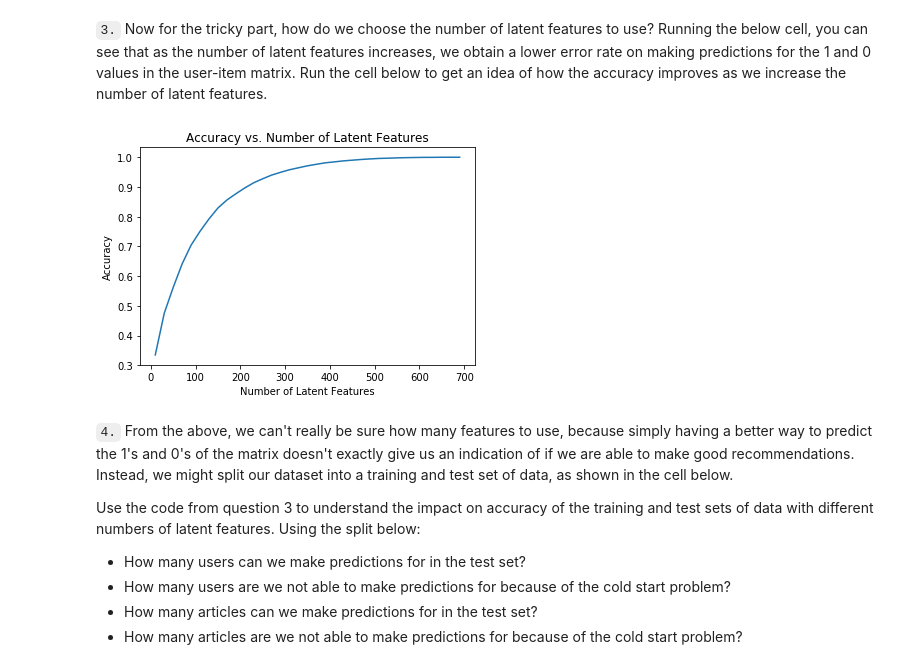
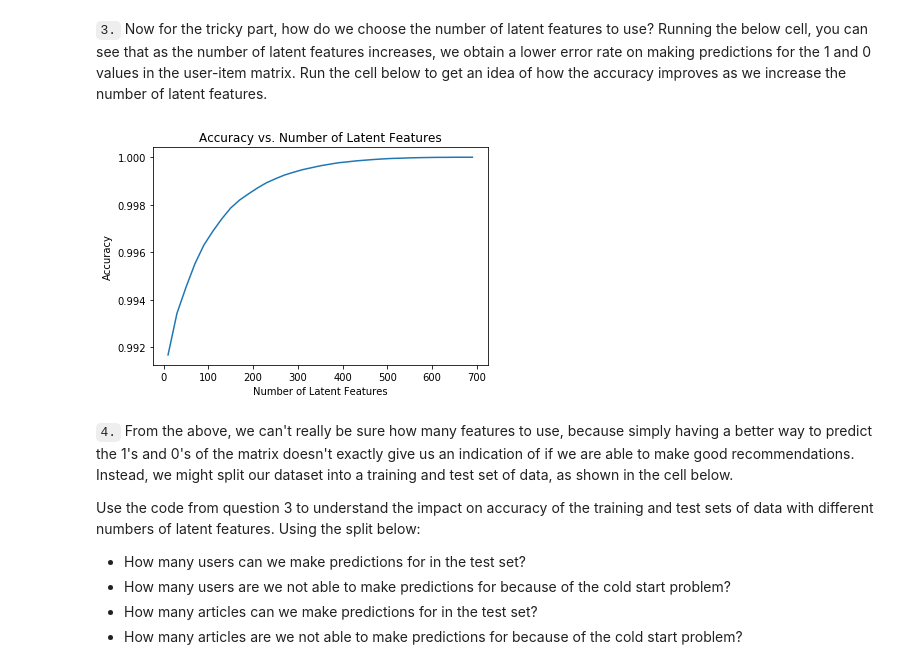
Before and after one commit to texcindy99/Recommendations_with_IBM, a Jupyter notebook: Recommendations_with_IBM.ipynb, the cells around one changed output. Saved outputs shown, nothing was run; the diff lists cells and outputs as text; code cells hidden in the pictures.

```diff
--- a/Recommendations_with_IBM.ipynb
+++ b/Recommendations_with_IBM.ipynb
@@ -798,7 +799,8 @@ user_item_matrix.head()
 # %%
 # Perform SVD on the User-Item Matrix Here
 
-u, s, vt = np.linalg.svd(user_item_matrix, full_matrices=True) # use the built in to get the three matrices
+#u, s, vt = np.linalg.svd(user_item_matrix, full_matrices=True) # use the built in to get the three matrices
+u, s, vt = np.linalg.svd(user_item, full_matrices=True) # use user_item to get the three matrices
 s.shape, u.shape, vt.shape
 # %% [output]
 ((714,), (5149, 5149), (714, 714))
@@ -811,28 +813,30 @@ s.shape, u.shape, vt.shape
 # %%
 num_latent_feats = np.arange(10,700+10,20)
 sum_errs = []
 
 for k in num_latent_feats:
     # restructure with k latent features
     s_new, u_new, vt_new = np.diag(s[:k]), u[:, :k], vt[:k, :]
 
     # take dot product
     user_item_est = np.around(np.dot(np.dot(u_new, s_new), vt_new))
 
     # compute error for each prediction to actual value
-    diffs = np.subtract(user_item_matrix, user_item_est)
+    # diffs = np.subtract(user_item_matrix, user_item_est)
+    diffs = np.subtract(user_item, user_item_est)
 
     # total errors and keep track of them
     err = np.sum(np.sum(np.abs(diffs)))
     sum_errs.append(err)
 
 
-plt.plot(num_latent_feats, 1 - np.array(sum_errs)/df.shape[0]);
+# plt.plot(num_latent_feats, 1 - np.array(sum_errs)/df.shape[0]);
+plt.plot(num_latent_feats, 1 - np.array(sum_errs)/user_item.count().sum());
 plt.xlabel('Number of Latent Features');
 plt.ylabel('Accuracy');
 plt.title('Accuracy vs. Number of Latent Features');
 # %% [output]
-[figure, old version]
+[figure, new version]
 # %% [markdown]
 `4.` From the above, we can't really be sure how many features to use, because simply having a better way to predict the 1's and 0's of the matrix doesn't exactly give us an indication of if we are able to make good recommendations.  Instead, we might split our dataset into a training and test set of data, as shown in the cell below.
 
```
Also changed, not shown: parts of 2 cells of this notebook.
